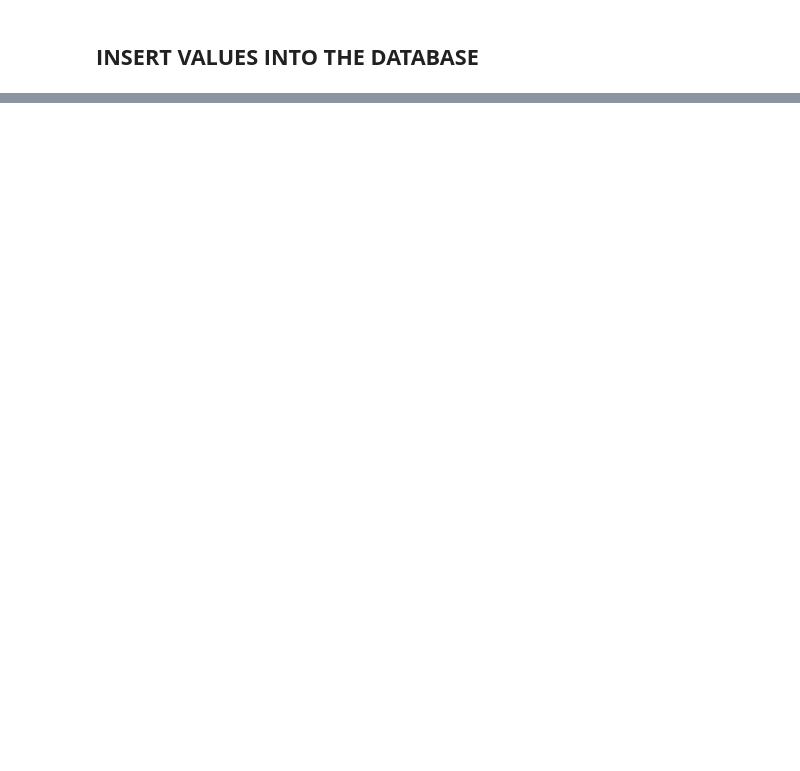
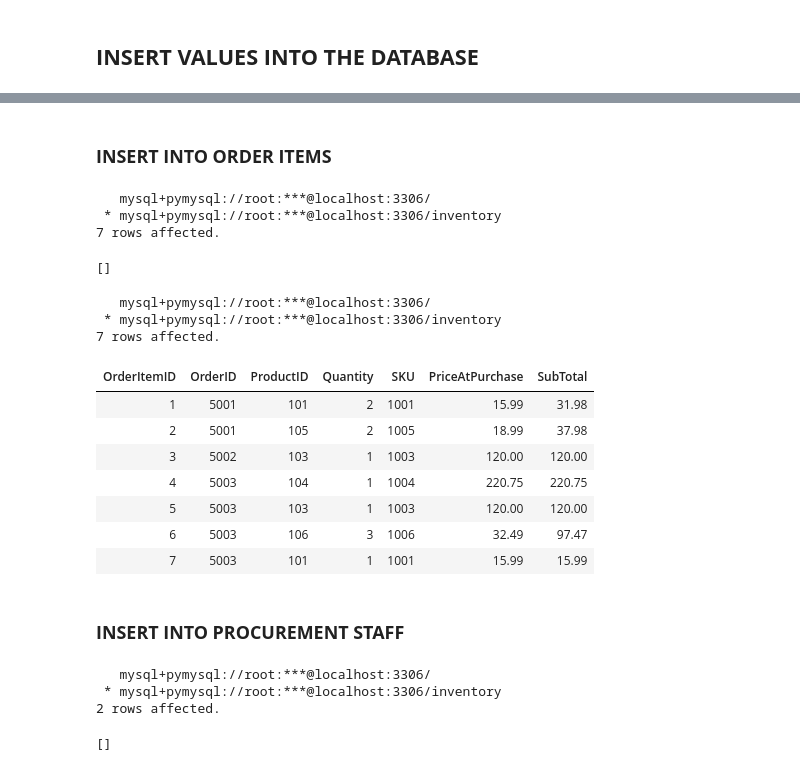
Before and after one commit to PercyAyimbilaNsolemna/Inventory_And_Order_Management_System, a Jupyter notebook: Notebooks/inventoryManagementSystem.ipynb, the cells around one changed output, grey strips where cells are left out. Saved outputs shown, nothing was run; the diff lists cells and outputs as text; code cells hidden in the pictures; blank space fills up the shorter version.

Commit message:
Modified the data inserted into the data based.

```diff
--- a/Notebooks/inventoryManagementSystem.ipynb
+++ b/Notebooks/inventoryManagementSystem.ipynb
@@ -225,0 +350,48 @@ inventoryAlertsTablecontent = read_sql_file(inventoryAlertsTablePath)
+# %% [markdown]
+### **INSERT INTO ORDER ITEMS**
+# %%
+#Creates the path to the customers sql script
+orderItemsDataPath = project_root / "DML" / "Insert_Data" / "insertIntoOrderItems.sql"
+
+#Reads the sql script
+orderItemsContent = read_sql_file(orderItemsDataPath)
+
+#Creates the orders table
+%sql $orderItemsContent;
+# %% [output]
+   mysql+pymysql://root:***@localhost:3306/
+ * mysql+pymysql://root:***@localhost:3306/inventory
+7 rows affected.
+[]
+# %%
+%%sql
+
+SELECT * FROM `Order_Items`
+# %% [output]
+   mysql+pymysql://root:***@localhost:3306/
+ * mysql+pymysql://root:***@localhost:3306/inventory
+7 rows affected.
+| OrderItemID | OrderID | ProductID | Quantity | SKU | PriceAtPurchase | SubTotal |
+| 1 | 5001 | 101 | 2 | 1001 | 15.99 | 31.98 |
+| 2 | 5001 | 105 | 2 | 1005 | 18.99 | 37.98 |
+| 3 | 5002 | 103 | 1 | 1003 | 120.00 | 120.00 |
+| 4 | 5003 | 104 | 1 | 1004 | 220.75 | 220.75 |
+| 5 | 5003 | 103 | 1 | 1003 | 120.00 | 120.00 |
+| 6 | 5003 | 106 | 3 | 1006 | 32.49 | 97.47 |
+| 7 | 5003 | 101 | 1 | 1001 | 15.99 | 15.99 |
+# %% [markdown]
+### **INSERT INTO PROCUREMENT STAFF**
+# %%
+#Creates the path to the customers sql script
+procurementDataPath = project_root / "DML" / "Insert_Data" / "insertIntoProcurementStaff.sql"
+
+#Reads the sql script
+procurementContent = read_sql_file(procurementDataPath)
+
+#Creates the orders table
+%sql $procurementContent;
+# %% [output]
+   mysql+pymysql://root:***@localhost:3306/
+ * mysql+pymysql://root:***@localhost:3306/inventory
+2 rows affected.
+[]
```
Also changed, not shown: parts of 19 cells of this notebook, 3 other files.
